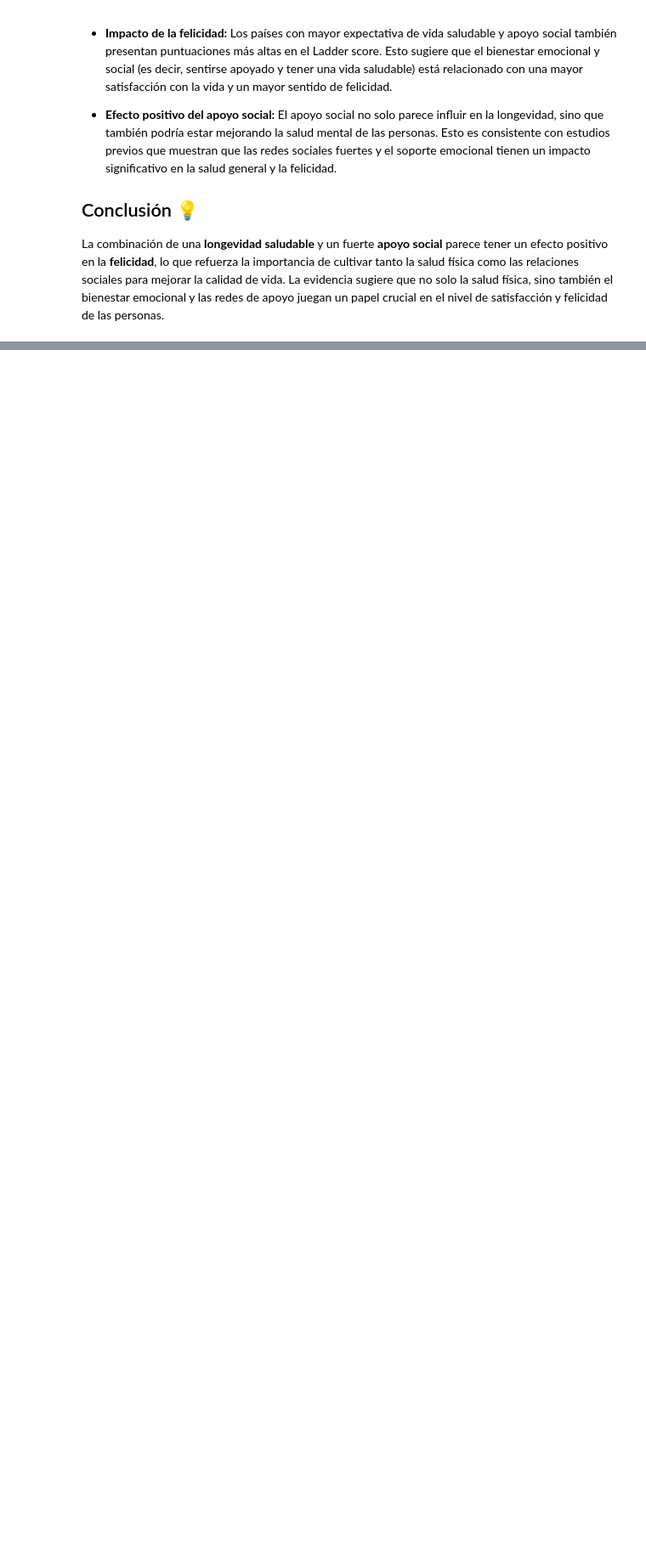
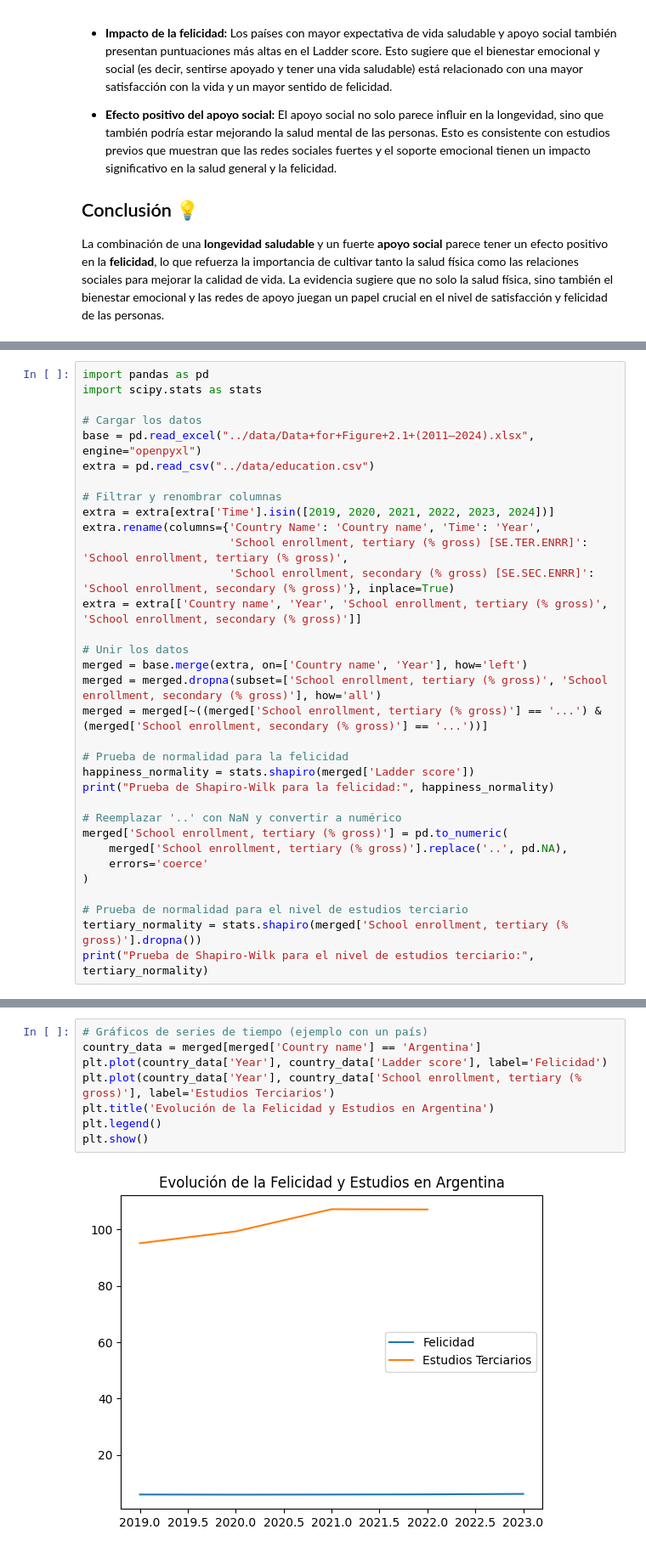
Before and after one commit to merkandez/WorldHappinessEDA_extend, a Jupyter notebook: notebooks/happinness_analysis.ipynb, the cells around one changed output, grey strips where cells are left out. Shown at 85% size. Saved outputs shown, nothing was run; the diff lists cells and outputs as text; blank space fills up the shorter version.

Commit message:
add: education and happiness hypothesis to notebook

```diff
--- a/notebooks/happinness_analysis.ipynb
+++ b/notebooks/happinness_analysis.ipynb
@@ -821,0 +882,33 @@ La combinación de una **longevidad saludable** y un fuerte **apoyo social** par
+# %%
+import pandas as pd
+import scipy.stats as stats
+
+# Cargar los datos
+base = pd.read_excel("../data/Data+for+Figure+2.1+(2011–2024).xlsx", engine="openpyxl")
+extra = pd.read_csv("../data/education.csv")
+
+# Filtrar y renombrar columnas
+extra = extra[extra['Time'].isin([2019, 2020, 2021, 2022, 2023, 2024])]
+extra.rename(columns={'Country Name': 'Country name', 'Time': 'Year',
+                      'School enrollment, tertiary (% gross) [SE.TER.ENRR]': 'School enrollment, tertiary (% gross)',
+                      'School enrollment, secondary (% gross) [SE.SEC.ENRR]': 'School enrollment, secondary (% gross)'}, inplace=True)
+extra = extra[['Country name', 'Year', 'School enrollment, tertiary (% gross)', 'School enrollment, secondary (% gross)']]
+
+# Unir los datos
+merged = base.merge(extra, on=['Country name', 'Year'], how='left')
+merged = merged.dropna(subset=['School enrollment, tertiary (% gross)', 'School enrollment, secondary (% gross)'], how='all')
+merged = merged[~((merged['School enrollment, tertiary (% gross)'] == '...') & (merged['School enrollment, secondary (% gross)'] == '...'))]
+
+# Prueba de normalidad para la felicidad
+happiness_normality = stats.shapiro(merged['Ladder score'])
+print("Prueba de Shapiro-Wilk para la felicidad:", happiness_normality)
+
+# Reemplazar '..' con NaN y convertir a numérico
+merged['School enrollment, tertiary (% gross)'] = pd.to_numeric(
+    merged['School enrollment, tertiary (% gross)'].replace('..', pd.NA),
+    errors='coerce'
+)
+
+# Prueba de normalidad para el nivel de estudios terciario
+tertiary_normality = stats.shapiro(merged['School enrollment, tertiary (% gross)'].dropna())
+print("Prueba de Shapiro-Wilk para el nivel de estudios terciario:", tertiary_normality)
@@ -821,0 +992,10 @@ La combinación de una **longevidad saludable** y un fuerte **apoyo social** par
+# %%
+# Gráficos de series de tiempo (ejemplo con un país)
+country_data = merged[merged['Country name'] == 'Argentina']
+plt.plot(country_data['Year'], country_data['Ladder score'], label='Felicidad')
+plt.plot(country_data['Year'], country_data['School enrollment, tertiary (% gross)'], label='Estudios Terciarios')
+plt.title('Evolución de la Felicidad y Estudios en Argentina')
+plt.legend()
+plt.show()
+# %% [output]
+[figure, added]
```
Also changed, not shown: parts of 17 cells of this notebook, 2 other files.
